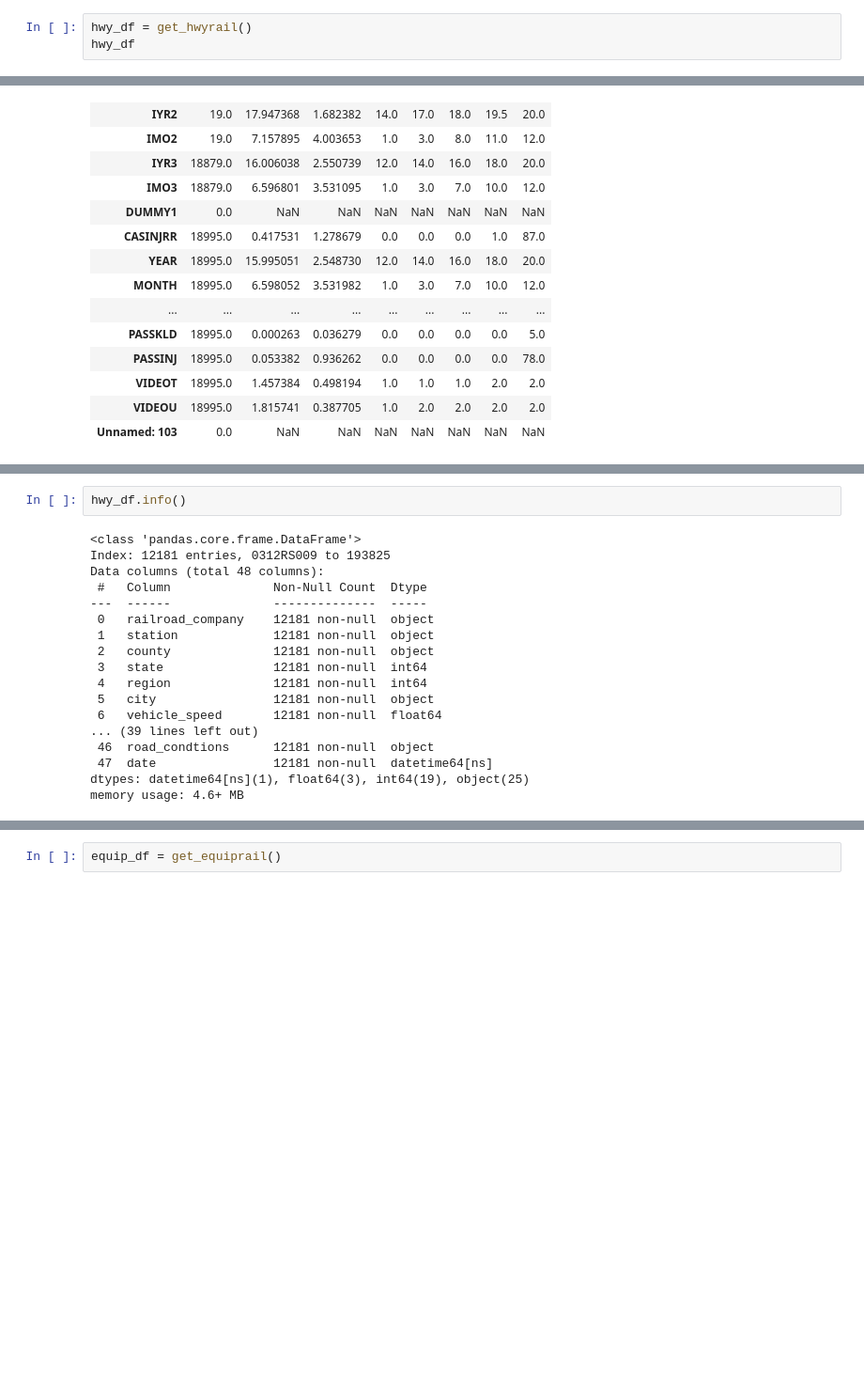
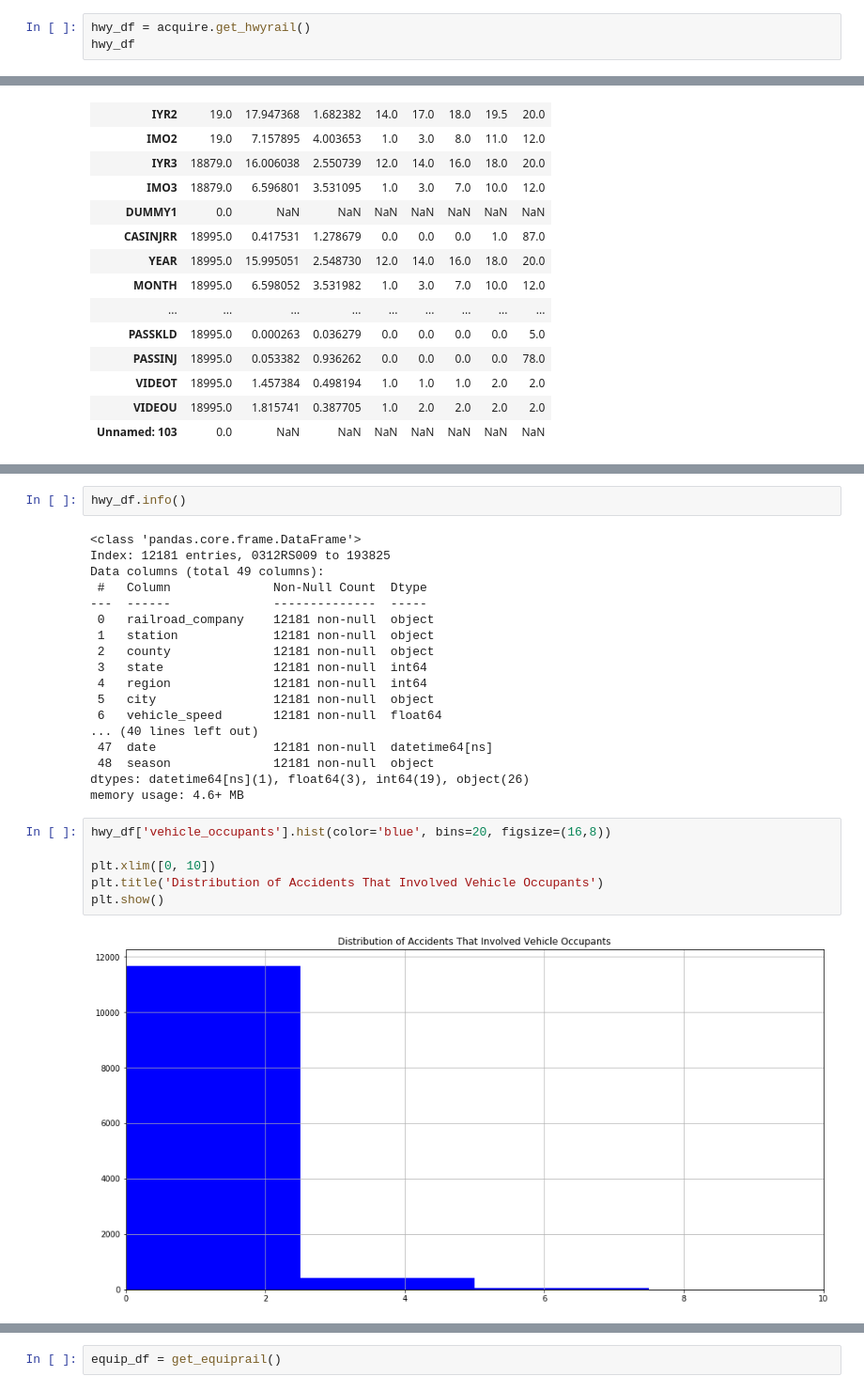
Before and after one commit to OTR-Capstone/Off_The_Rails, a Jupyter notebook: Steve_Stuff/workbench.ipynb, the cells around one changed output, grey strips where cells are left out. Shown at 94% size. Drawn from its saved outputs; the diff is of its cells as text; blank space fills up the shorter version.

```diff
--- a/Steve_Stuff/workbench.ipynb
+++ b/Steve_Stuff/workbench.ipynb
@@ -19,5 +21,5 @@ def get_hwyrail():
 # %%
-hwy_df = get_hwyrail()
+hwy_df = acquire.get_hwyrail()
 hwy_df
 # %% [output]
 |  | AMTRAK | IYR | IMO | RAILROAD | INCDTNO | IYR2 | IMO2 | RR2 | INCDTNO2 | IYR3 | ... | ... |
@@ -76,7 +78,7 @@ hwy_df.info()
 # %% [output]
 <class 'pandas.core.frame.DataFrame'>
 Index: 12181 entries, 0312RS009 to 193825
-Data columns (total 48 columns):
+Data columns (total 49 columns):
  #   Column              Non-Null Count  Dtype
 ---  ------              --------------  -----
  0   railroad_company    12181 non-null  object
@@ -86,8 +88,16 @@ Data columns (total 48 columns):
  4   region              12181 non-null  int64
  5   city                12181 non-null  object
  6   vehicle_speed       12181 non-null  float64
-... (39 lines left out)
- 46  road_condtions      12181 non-null  object
+... (40 lines left out)
  47  date                12181 non-null  datetime64[ns]
-dtypes: datetime64[ns](1), float64(3), int64(19), object(25)
+ 48  season              12181 non-null  object
+dtypes: datetime64[ns](1), float64(3), int64(19), object(26)
 memory usage: 4.6+ MB
+# %%
+hwy_df['vehicle_occupants'].hist(color='blue', bins=20, figsize=(16,8))
+
+plt.xlim([0, 10])
+plt.title('Distribution of Accidents That Involved Vehicle Occupants')
+plt.show()
+# %% [output]
+[figure, added]
```
Also changed, not shown: parts of 16 cells of this notebook.
